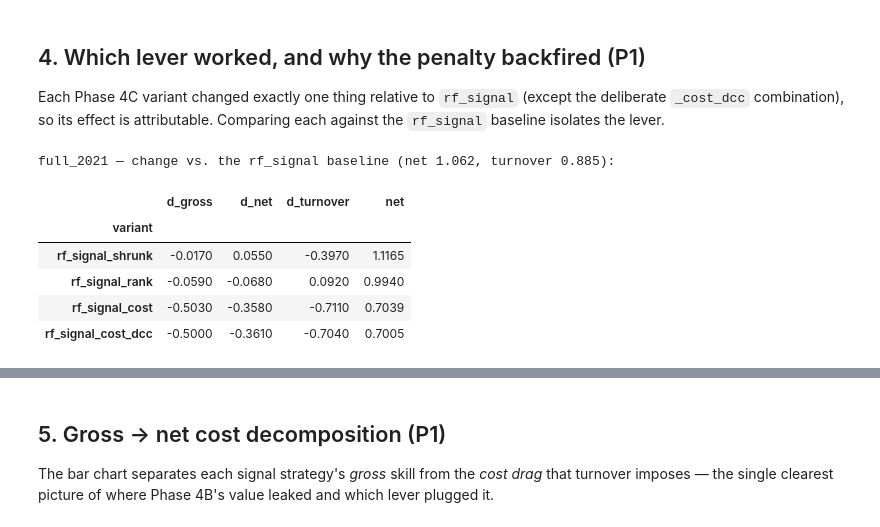
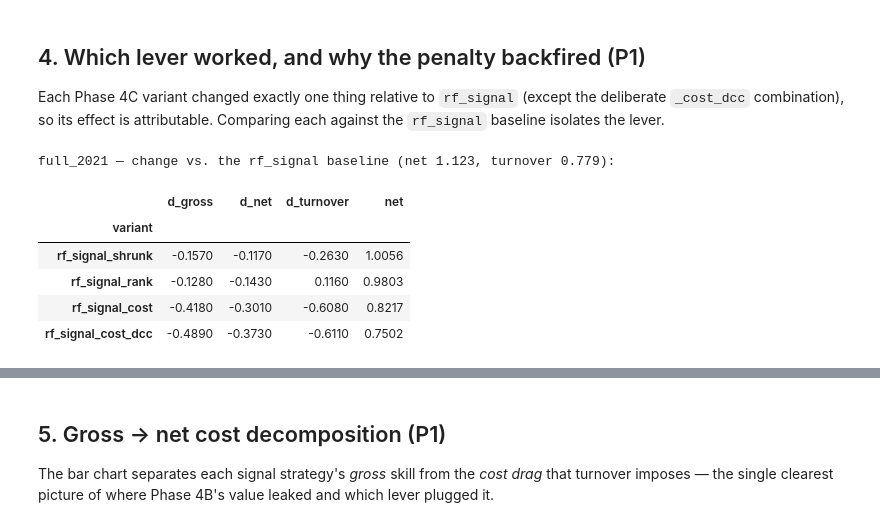
Before and after one commit to SouhailBourhim/Portfolio_ML, a Jupyter notebook: notebooks/phase4c_cost_aware.ipynb, the cells around one changed output, grey strips where cells are left out. Saved outputs shown, nothing was run; the diff lists cells and outputs as text; code cells hidden in the pictures.

```diff
--- a/notebooks/phase4c_cost_aware.ipynb
+++ b/notebooks/phase4c_cost_aware.ipynb
@@ -210,30 +210,34 @@ baseline isolates the lever.
 # %%
 def delta_vs_baseline(universe: str) -> pd.DataFrame:
     ps = RESULTS[universe]["per_strategy"]
     base = ps["rf_signal"]
     rows = []
     for name in ["rf_signal_shrunk", "rf_signal_rank", "rf_signal_cost", "rf_signal_cost_dcc"]:
         m = ps[name]
         rows.append({
             "variant": name,
             "d_gross": round(m["sharpe_gross"] - base["sharpe_gross"], 3),
             "d_net": round(m["sharpe_net"] - base["sharpe_net"], 3),
             "d_turnover": round(m["avg_turnover"] - base["avg_turnover"], 3),
             "net": m["sharpe_net"],
         })
     df = pd.DataFrame(rows).set_index("variant")
     return df
 
-print("full_2021 — change vs. the rf_signal baseline (net 1.062, turnover 0.885):")
+# Baseline figures derived from the artifact — they were hardcoded here as
+# (1.062, 0.885) and went stale when the data was corrected.
+_b = RESULTS["full_2021"]["per_strategy"]["rf_signal"]
+print(f"full_2021 — change vs. the rf_signal baseline "
+      f"(net {_b['sharpe_net']:.3f}, turnover {_b['avg_turnover']:.3f}):")
 delta_vs_baseline("full_2021")
 # %% [output]
-full_2021 — change vs. the rf_signal baseline (net 1.062, turnover 0.885):
+full_2021 — change vs. the rf_signal baseline (net 1.123, turnover 0.779):
 |  | d_gross | d_net | d_turnover | net |
 | variant |  |  |  |  |
-| rf_signal_shrunk | -0.0170 | 0.0550 | -0.3970 | 1.1165 |
-| rf_signal_rank | -0.0590 | -0.0680 | 0.0920 | 0.9940 |
-| rf_signal_cost | -0.5030 | -0.3580 | -0.7110 | 0.7039 |
-| rf_signal_cost_dcc | -0.5000 | -0.3610 | -0.7040 | 0.7005 |
+| rf_signal_shrunk | -0.1570 | -0.1170 | -0.2630 | 1.0056 |
+| rf_signal_rank | -0.1280 | -0.1430 | 0.1160 | 0.9803 |
+| rf_signal_cost | -0.4180 | -0.3010 | -0.6080 | 0.8217 |
+| rf_signal_cost_dcc | -0.4890 | -0.3730 | -0.6110 | 0.7502 |
 # %%
 # The XGBoost asymmetry: the SAME penalty helped the over-trader and hurt the good model.
 ps = RESULTS["full_2021"]["per_strategy"]
```
Also changed, not shown: parts of 13 cells of this notebook, 2 other files.
